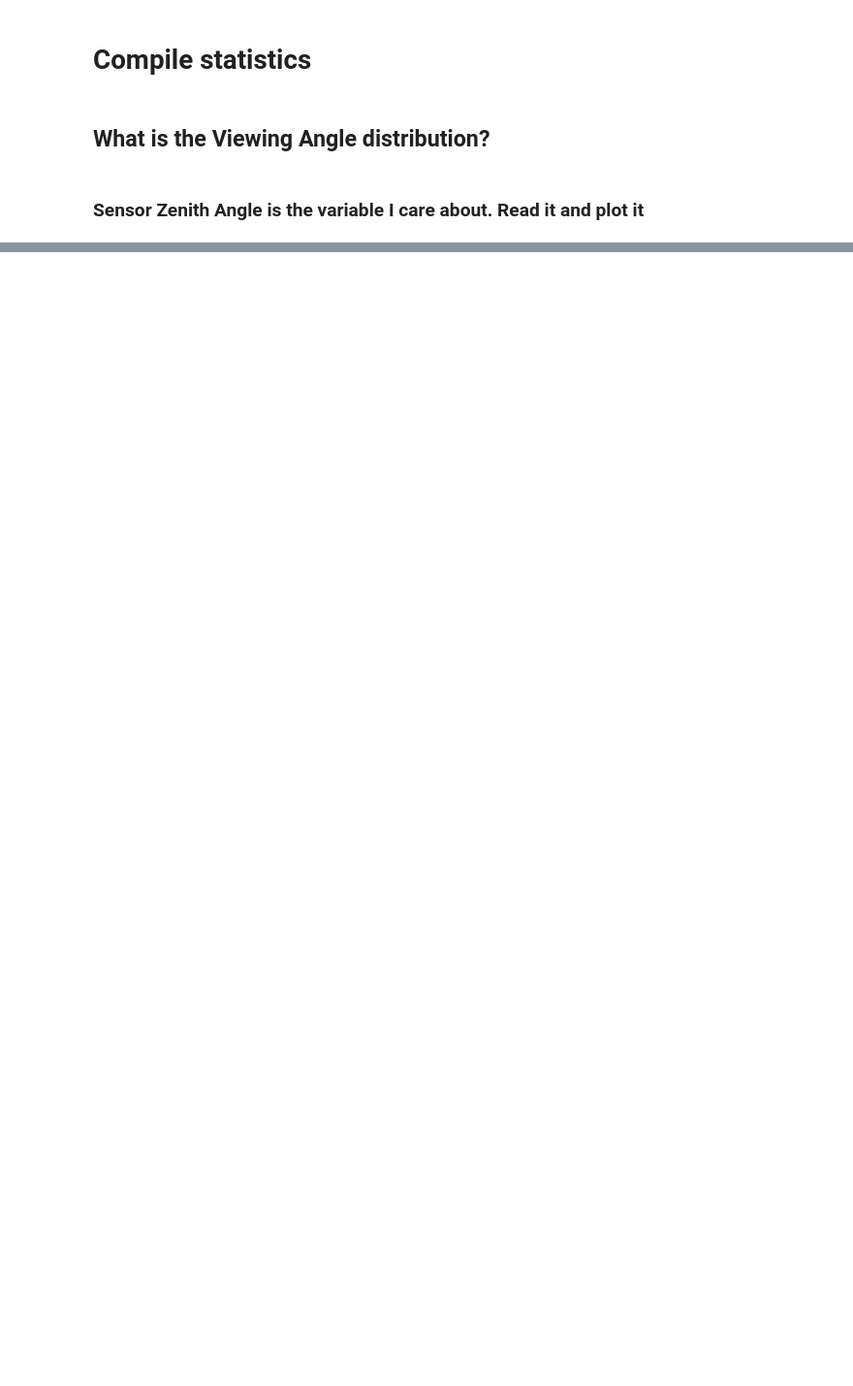
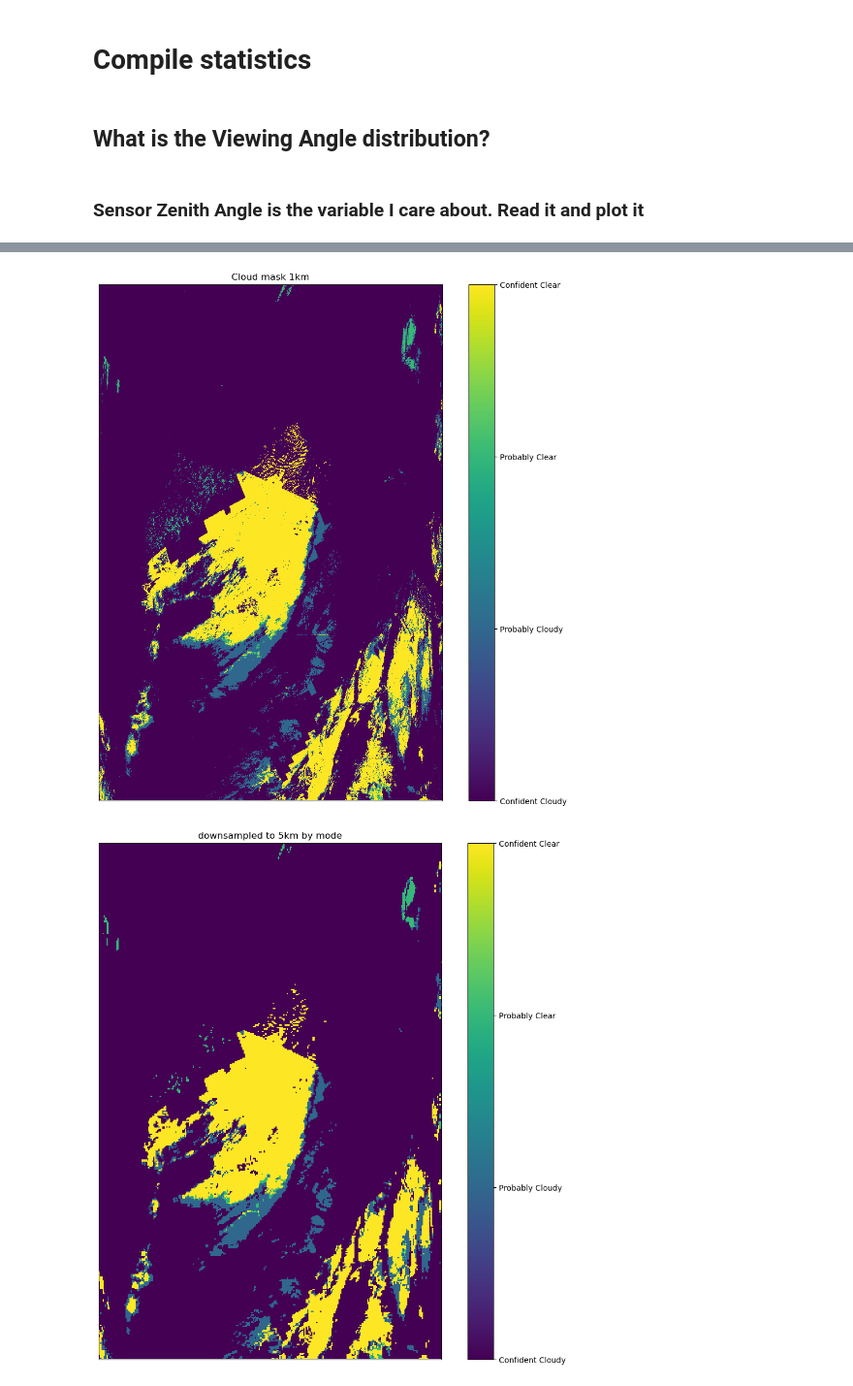
Before and after one commit to Kwartzl8/LIDAR-Cloud-Phase-Detection, a Jupyter notebook: testing_ground.ipynb, the cells around one changed output, grey strips where cells are left out. Shown at 97% size. Saved outputs shown, nothing was run; the diff lists cells and outputs as text; code cells hidden in the pictures; blank space fills up the shorter version.

```diff
--- a/testing_ground.ipynb
+++ b/testing_ground.ipynb
@@ -609,0 +964,74 @@ ax.hist(pixel_angles)
+# %%
+from pyhdf.SD import *
+import matplotlib.pyplot as plt
+import numpy as np
+from scipy.stats import mode
+
+def downsample_array_by_mode(input_array, pixelXsize=5, pixelYsize=5):
+    input_array = np.array(input_array)
+    rows, cols = input_array.shape
+
+    # reduce array to reshapeable size
+    rows, cols = rows//pixelXsize * pixelXsize, cols//pixelYsize * pixelYsize
+    input_array = input_array[:rows, :cols]
+
+    # the dimensions of the output array
+    rows, cols = rows//pixelXsize, cols//pixelYsize
+
+    # reshape to 3d array where each axb pixel contains an array of a*b subpixels
+    reshaped_array = input_array.reshape(rows, pixelXsize, cols, pixelYsize).transpose((0, 2, 1, 3)).reshape(rows, cols, pixelXsize*pixelYsize)
+
+    # output_array = mode(reshaped_array, axis=2, keepdims=True)[0]
+    output_array = np.apply_along_axis(lambda x: np.bincount(x).argmax(), axis=2, arr=reshaped_array)
+
+    return output_array
+
+def get_cloudiness_flag(byte_array):
+    # Bits 2-1: Unobstructed FOV Quality Flag
+    quality_flag = (byte_array >> 1) & 0b11
+    quality_mapping = {
+        0b00: 0,
+        0b01: 1,
+        0b10: 2,
+        0b11: 3
+    }
+
+    return np.vectorize(quality_mapping.get)(quality_flag)
+
+modis_filepath = "./test_data/MODIS/2017/01/01/MYD06_L2.A2017001.1525.061.2018029080401.hdf"
+
+# def get_modis_cloud_phase_to_df(modis_filepath):
+MODIS_reader = SD(modis_filepath)
+
+cloud_mask_5km = get_cloudiness_flag(MODIS_reader.select("Cloud_Mask_5km").get()[:,:,0])
+
+cloud_mask_1km = get_cloudiness_flag(MODIS_reader.select("Cloud_Mask_1km").get()[:,:,0])
+
+downsampled_test = downsample_array_by_mode(cloud_mask_1km)
+
+fig, ax = plt.subplots(figsize=(12,12))
+cax = ax.matshow(cloud_mask_1km)
+ax.set_title("Cloud mask 1km")
+plt.xticks([])
+plt.yticks([])
+cbar = fig.colorbar(cax, ticks=[0, 1, 2, 3])
+cbar.set_ticklabels(['Confident Cloudy', 'Probably Cloudy', 'Probably Clear', 'Confident Clear'])
+
+fig, ax = plt.subplots(figsize=(12,12))
+cax = ax.matshow(downsampled_test)
+ax.set_title("downsampled to 5km by mode")
+plt.xticks([])
+plt.yticks([])
+cbar = fig.colorbar(cax, ticks=[0, 1, 2, 3])
+cbar.set_ticklabels(['Confident Cloudy', 'Probably Cloudy', 'Probably Clear', 'Confident Clear'])
+
+fig, ax = plt.subplots(figsize=(12,12))
+cax = ax.matshow(cloud_mask_5km)
+ax.set_title("Cloud mask 5km")
+plt.xticks([])
+plt.yticks([])
+cbar = fig.colorbar(cax, ticks=[0, 1, 2, 3])
+cbar.set_ticklabels(['Confident Cloudy', 'Probably Cloudy', 'Probably Clear', 'Confident Clear'])
+# %% [output]
+[figure, added]
+[figure, added]
```
Also changed, not shown: parts of 25 cells of this notebook.
